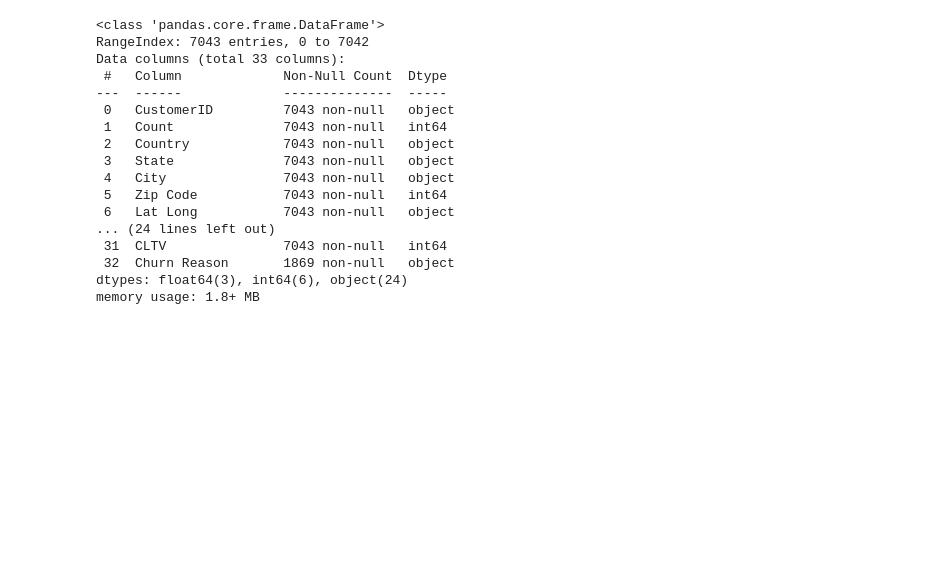
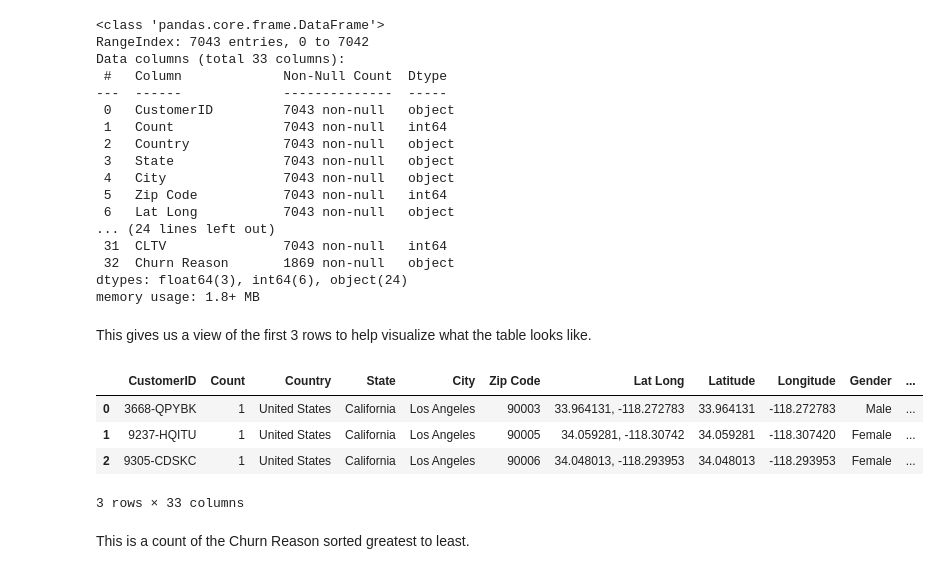
Before and after one commit to jessgrogan/DSCI5260, a Jupyter notebook: Telco Churn.ipynb, the cells around one changed output. Saved outputs shown, nothing was run; the diff lists cells and outputs as text; code cells hidden in the pictures; blank space fills up the shorter version.

```diff
--- a/Telco Churn.ipynb
+++ b/Telco Churn.ipynb
@@ -30,3 +32,15 @@ Data columns (total 33 columns):
  32  Churn Reason       1869 non-null   object
 dtypes: float64(3), int64(6), object(24)
 memory usage: 1.8+ MB
+# %% [markdown]
+This gives us a view of the first 3 rows to help visualize what the table looks like.
+# %%
+df.head(3)
+# %% [output]
+|  | CustomerID | Count | Country | State | City | Zip Code | Lat Long | Latitude | Longitude | Gender | ... |
+| 0 | 3668-QPYBK | 1 | United States | California | Los Angeles | 90003 | 33.964131, -118.272783 | 33.964131 | -118.272783 | Male | ... |
+| 1 | 9237-HQITU | 1 | United States | California | Los Angeles | 90005 | 34.059281, -118.30742 | 34.059281 | -118.307420 | Female | ... |
+| 2 | 9305-CDSKC | 1 | United States | California | Los Angeles | 90006 | 34.048013, -118.293953 | 34.048013 | -118.293953 | Female | ... |
+3 rows × 33 columns
+# %% [markdown]
+This is a count of the Churn Reason sorted greatest to least.
```
Also changed, not shown: parts of 15 cells of this notebook.
